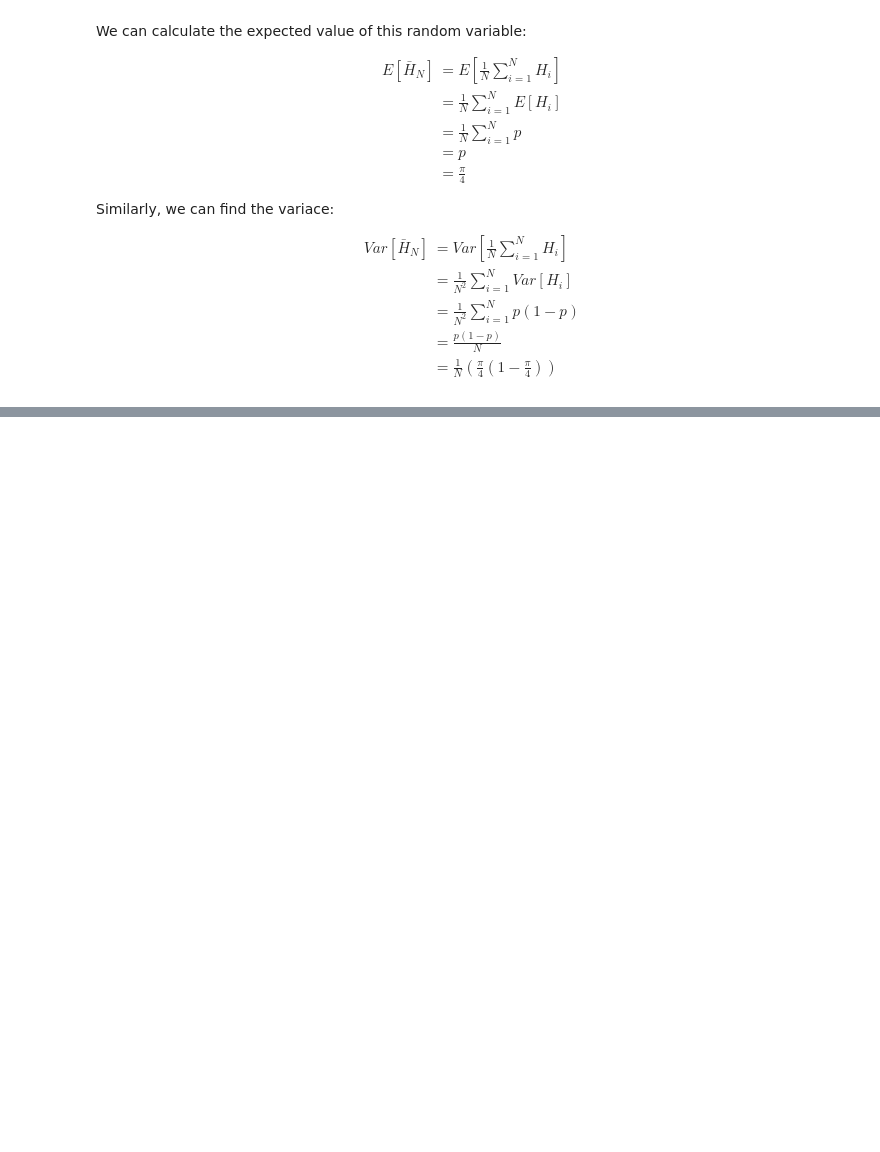
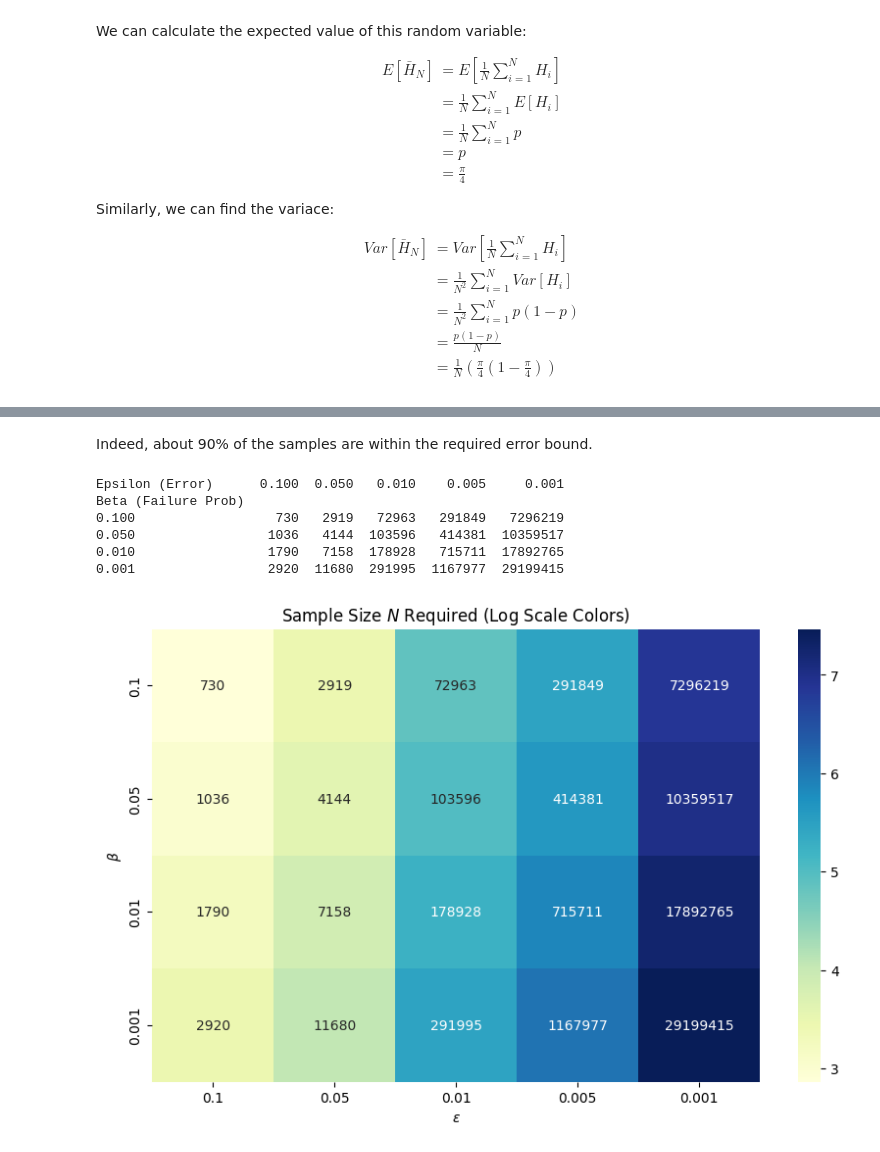
Before and after one commit to luizvalle/pi_montecarlo_process, a Jupyter notebook: notebooks/analysis.ipynb, the cells around one changed output, grey strips where cells are left out. Saved outputs shown, nothing was run; the diff lists cells and outputs as text; code cells hidden in the pictures; blank space fills up the shorter version.

```diff
--- a/notebooks/analysis.ipynb
+++ b/notebooks/analysis.ipynb
@@ -255,0 +408,35 @@ Say that we
+# %% [markdown]
+Indeed, about 90% of the samples are within the required error bound.
+# %%
+epsilons = [0.1, 0.05, 0.01, 0.005, 0.001]
+betas = [0.1, 0.05, 0.01, 0.001]
+
+# Create the grid
+data = []
+for b in betas:
+    row = [calculate_N(e, b) for e in epsilons]
+    data.append(row)
+
+# Create the DataFrame
+df = pd.DataFrame(data, index=betas, columns=epsilons)
+df.index.name = "Beta (Failure Prob)"
+df.columns.name = "Epsilon (Error)"
+
+print(df)
+# %% [output]
+Epsilon (Error)      0.100  0.050   0.010    0.005     0.001
+Beta (Failure Prob)
+0.100                  730   2919   72963   291849   7296219
+0.050                 1036   4144  103596   414381  10359517
+0.010                 1790   7158  178928   715711  17892765
+0.001                 2920  11680  291995  1167977  29199415
+# %%
+plt.figure(figsize=(10, 6))
+# Using log10 to handle the huge variance in N values
+sns.heatmap(np.log10(df), annot=df, fmt=".0f", cmap="YlGnBu")
+plt.title("Sample Size $N$ Required (Log Scale Colors)")
+plt.ylabel("$\\beta$")
+plt.xlabel("$\\epsilon$")
+plt.show()
+# %% [output]
+[figure, added]
```
Also changed, not shown: parts of 14 cells of this notebook.
